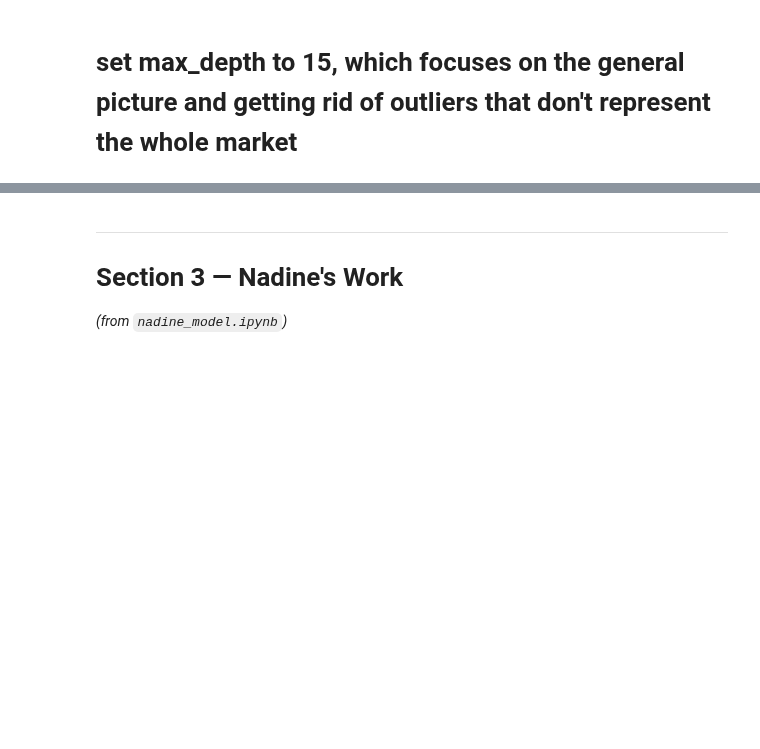
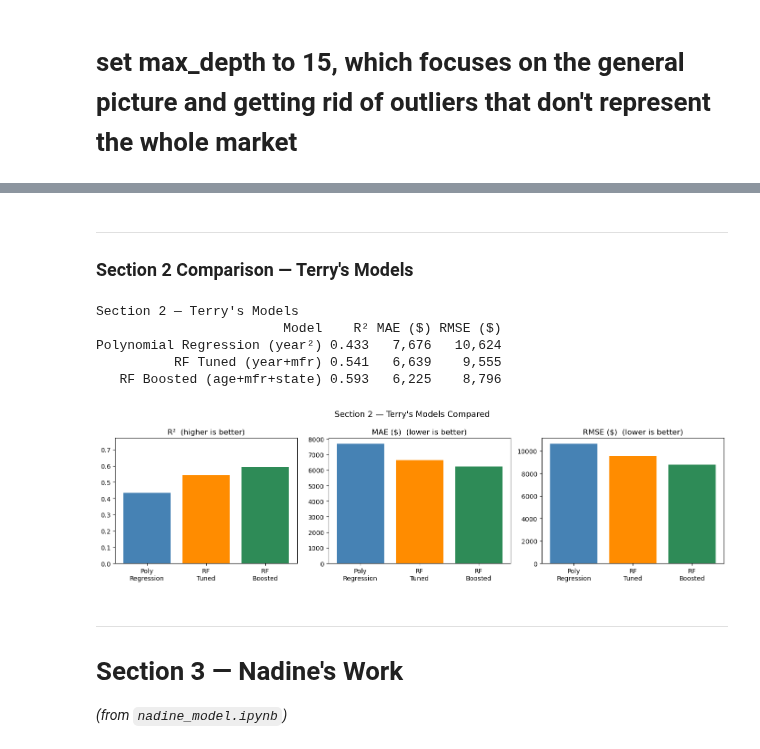
Before and after one commit to Blitz431/DS_612_GROUP, a Jupyter notebook: DS612_Master_Analysis.ipynb, the cells around one changed output, grey strips where cells are left out. Drawn from its saved outputs; the diff is of its cells as text; code cells hidden in the pictures; blank space fills up the shorter version.

```diff
--- a/DS612_Master_Analysis.ipynb
+++ b/DS612_Master_Analysis.ipynb
@@ -225,0 +392,12 @@ print(f"Tuned Random Forest R-squared: {r2_score(y_test, y_pred_tuned):.4f}")
+# %%
+# Capture poly + rf_tuned metrics before y_test is overwritten by the cell below
+terry_poly_r2    = r2_score(y_test, y_pred_poly)
+terry_poly_mae   = mean_absolute_error(y_test, y_pred_poly)
+terry_poly_rmse  = np.sqrt(mean_squared_error(y_test, y_pred_poly))
+
+terry_rftuned_r2   = r2_score(y_test, y_pred_tuned)
+terry_rftuned_mae  = mean_absolute_error(y_test, y_pred_tuned)
+terry_rftuned_rmse = np.sqrt(mean_squared_error(y_test, y_pred_tuned))
+
+print(f"Poly      R²: {terry_poly_r2:.3f}  MAE: ${terry_poly_mae:,.0f}  RMSE: ${terry_poly_rmse:,.0f}")
+print(f"RF Tuned  R²: {terry_rftuned_r2:.3f}  MAE: ${terry_rftuned_mae:,.0f}  RMSE: ${terry_rftuned_rmse:,.0f}")
@@ -259,0 +443,7 @@ print(f"New R-squared : {r2_score(y_test, predictions):.4f}")
+# %%
+# Terry's RF Boosted — capture metrics (age + manufacturer + state feature set)
+terry_rfboosted_r2   = r2_score(y_test, predictions)
+terry_rfboosted_mae  = mean_absolute_error(y_test, predictions)
+terry_rfboosted_rmse = np.sqrt(mean_squared_error(y_test, predictions))
+
+print(f"RF Boosted  R²: {terry_rfboosted_r2:.3f}  MAE: ${terry_rfboosted_mae:,.0f}  RMSE: ${terry_rfboosted_rmse:,.0f}")
@@ -288,3 +486,40 @@ plt.show()
+# %% [markdown]
+---
+### Section 2 Comparison — Terry's Models
+# %%
+terry_comp = pd.DataFrame({
+    "Model":    ["Polynomial Regression (year²)", "RF Tuned (year+mfr)", "RF Boosted (age+mfr+state)"],
+    "R²":       [f"{terry_poly_r2:.3f}",       f"{terry_rftuned_r2:.3f}",   f"{terry_rfboosted_r2:.3f}"],
+    "MAE ($)":  [f"{terry_poly_mae:,.0f}",     f"{terry_rftuned_mae:,.0f}", f"{terry_rfboosted_mae:,.0f}"],
+    "RMSE ($)": [f"{terry_poly_rmse:,.0f}",    f"{terry_rftuned_rmse:,.0f}",f"{terry_rfboosted_rmse:,.0f}"],
+})
+print("Section 2 — Terry's Models")
+print(terry_comp.to_string(index=False))
+
+fig, axes = plt.subplots(1, 3, figsize=(14, 4))
+_labels = ["Poly\nRegression", "RF\nTuned", "RF\nBoosted"]
+_colors = ["steelblue", "darkorange", "seagreen"]
+
+axes[0].bar(_labels, [terry_poly_r2, terry_rftuned_r2, terry_rfboosted_r2], color=_colors)
+axes[0].set_title("R²  (higher is better)")
+axes[0].set_ylim(0, max(terry_poly_r2, terry_rftuned_r2, terry_rfboosted_r2) * 1.3)
+
+axes[1].bar(_labels, [terry_poly_mae, terry_rftuned_mae, terry_rfboosted_mae], color=_colors)
+axes[1].set_title("MAE ($)  (lower is better)")
+
+axes[2].bar(_labels, [terry_poly_rmse, terry_rftuned_rmse, terry_rfboosted_rmse], color=_colors)
+axes[2].set_title("RMSE ($)  (lower is better)")
+
+plt.suptitle("Section 2 — Terry's Models Compared", fontsize=13)
+plt.tight_layout()
+plt.show()
+# %% [output]
+Section 2 — Terry's Models
+                        Model    R² MAE ($) RMSE ($)
+Polynomial Regression (year²) 0.433   7,676   10,624
+          RF Tuned (year+mfr) 0.541   6,639    9,555
+   RF Boosted (age+mfr+state) 0.593   6,225    8,796
+[figure, added]
 # %% [markdown]
 ---
 # Section 3 — Nadine's Work
```
Also changed, not shown: parts of 66 cells of this notebook, 6 other files.
